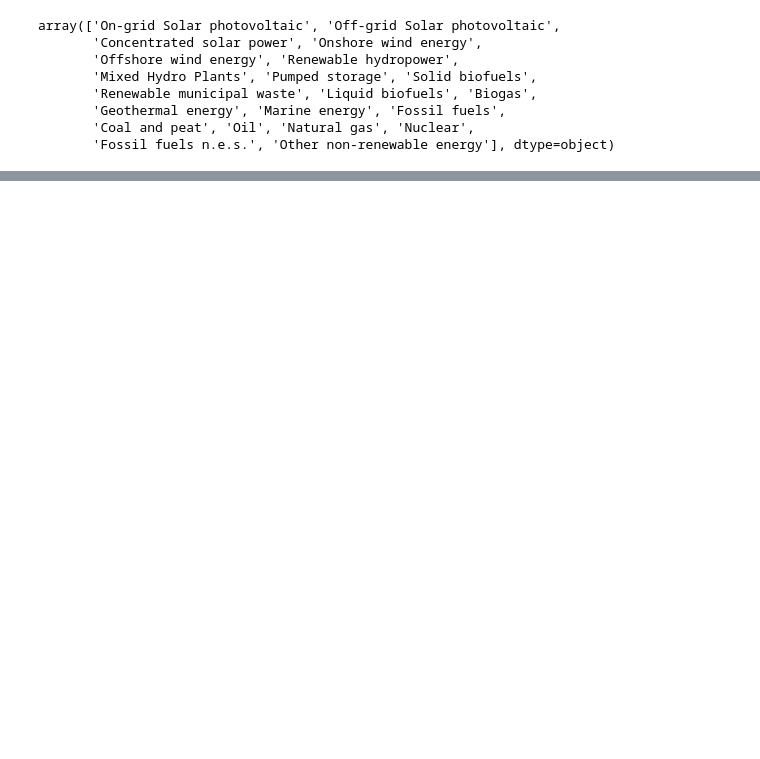
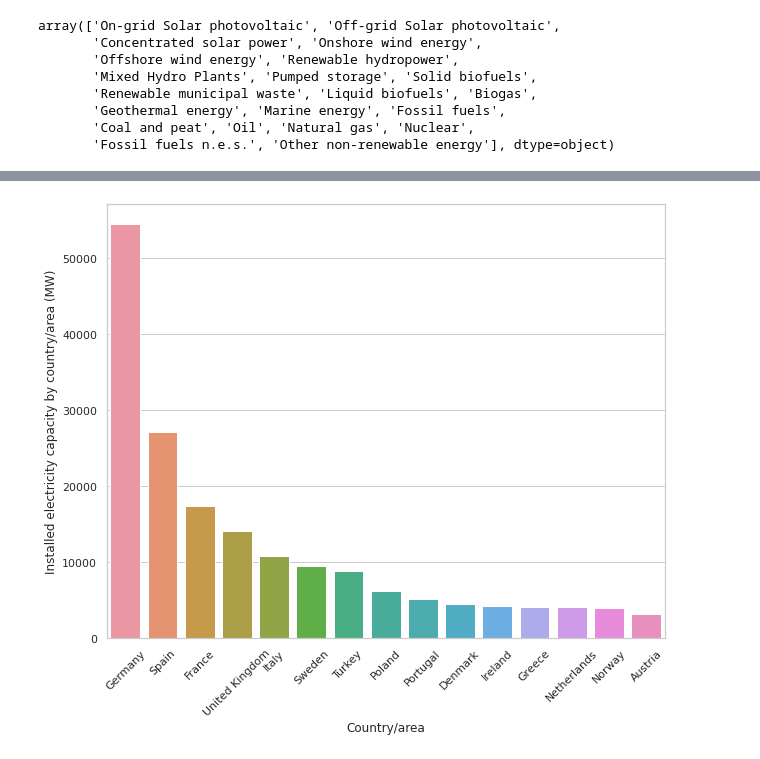
Before and after one commit to WalternativE/energy_price_analysis, a Jupyter notebook: notebooks/02_irena_exploration.ipynb, the cells around one changed output, grey strips where cells are left out. Saved outputs shown, nothing was run; the diff lists cells and outputs as text; code cells hidden in the pictures; blank space fills up the shorter version.

```diff
--- a/notebooks/02_irena_exploration.ipynb
+++ b/notebooks/02_irena_exploration.ipynb
@@ -71,0 +130,10 @@ onshore_wind_2020
+# %%
+ax = sns.barplot(
+    x="Country/area",
+    y="Installed electricity capacity by country/area (MW)",
+    data=onshore_wind_2020[onshore_wind_2020["Installed electricity capacity by country/area (MW)"] > 100].head(n=15)
+)
+plt.xticks(rotation=45)
+plt.show()
+# %% [output]
+[figure, added]
```
Also changed, not shown: parts of 13 cells of this notebook, 3 other files.
